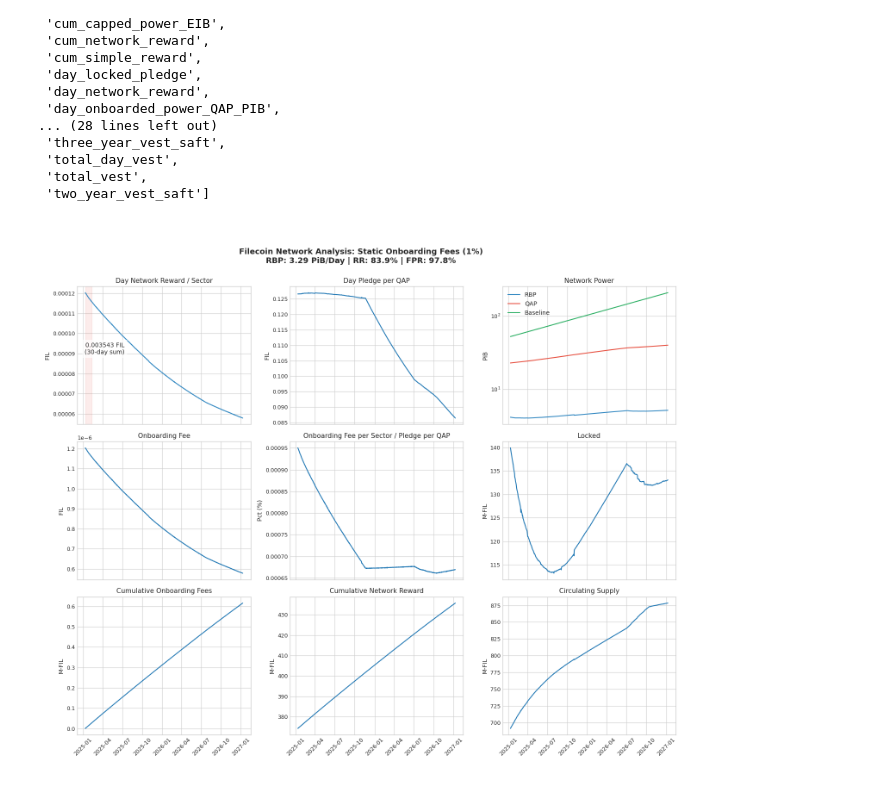
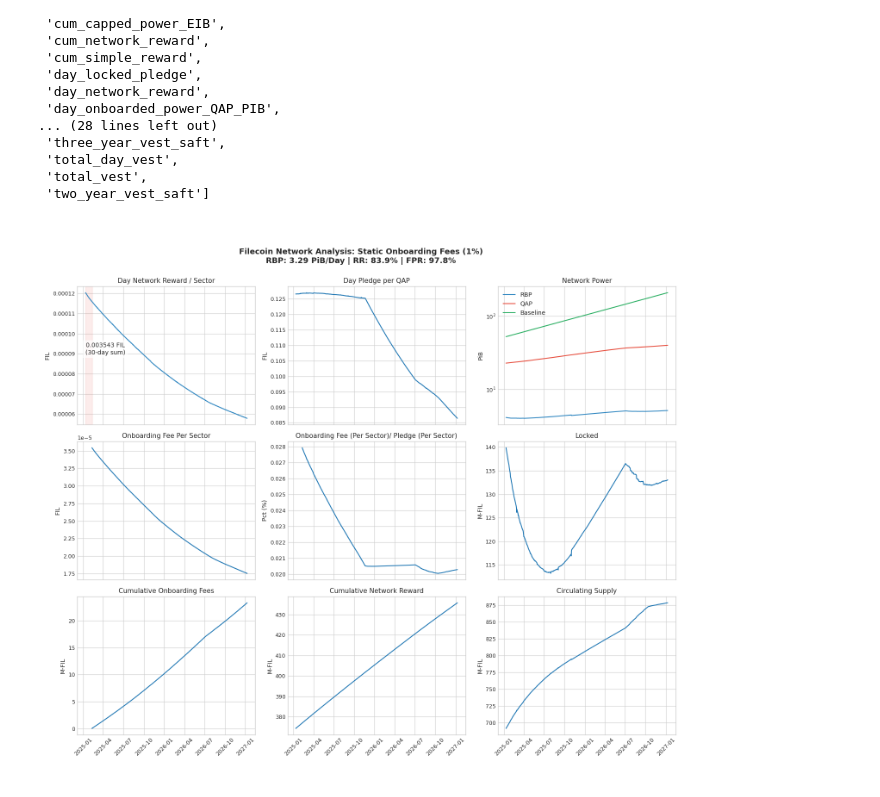
Before and after one commit to CELtd/cel, a Jupyter notebook: notebooks/proof_fees/fees.ipynb, the cells around one changed output. Drawn from its saved outputs; the diff is of its cells as text; code cells hidden in the pictures.

```diff
--- a/notebooks/proof_fees/fees.ipynb
+++ b/notebooks/proof_fees/fees.ipynb
@@ -174,17 +174,22 @@ plt.setp(ax[0, 2].get_xticklabels(), rotation=45)
 ax[0, 2].legend()
 ax[0, 2].set_yscale('log')
 
+N = 30
+window = np.ones(N)
 fee_pct = 0.01
-onboarding_fee_per_sector = simulation_results['day_rewards_per_sector'] * fee_pct  # 1% onboarding fee
-ax[1, 0].plot(t[plot_offset_ix:], onboarding_fee_per_sector[plot_offset_ix:])
+onboarding_fee_per_sector = np.convolve(simulation_results['day_rewards_per_sector'][plot_offset_ix:] * fee_pct, window, mode='valid')  # 1% onboarding fee forward looking by 30 days
+additional_offset = N - 1
+ax[1, 0].plot(t[plot_offset_ix+additional_offset:], onboarding_fee_per_sector)
 ax[1, 0].set_ylabel('FIL')
-ax[1, 0].set_title(f'Onboarding Fee')
+ax[1, 0].set_title(f'Onboarding Fee Per Sector')
 # rotate x-axis labels
 plt.setp(ax[1, 0].get_xticklabels(), rotation=45)
 
-ax[1, 1].plot(t[plot_offset_ix:], onboarding_fee_per_sector[plot_offset_ix:] / simulation_results['day_pledge_per_QAP'][plot_offset_ix: ] * 100)
+# ax[1, 1].plot(t[plot_offset_ix+additional_offset:], onboarding_fee_per_sector / simulation_results['day_pledge_per_QAP'][plot_offset_ix+additional_offset: ] * 100)
+dpps = simulation_results['day_pledge_per_QAP'][plot_offset_ix+additional_offset: ]
+ax[1, 1].plot(t[plot_offset_ix+additional_offset:], onboarding_fee_per_sector / dpps * 100)
 ax[1, 1].set_ylabel('Pct (%)')
-ax[1, 1].set_title('Onboarding Fee per Sector / Pledge per QAP')
+ax[1, 1].set_title('Onboarding Fee (Per Sector)/ Pledge (Per Sector)')
 # rotate x-axis labels
 plt.setp(ax[1, 1].get_xticklabels(), rotation=45)
 
@@ -194,36 +199,37 @@ ax[1, 2].set_title(f'Locked')
 # rotate x-axis labels
 plt.setp(ax[1, 2].get_xticklabels(), rotation=45)
 
-ax[2, 0].plot(t[plot_offset_ix:], simulation_results['day_network_reward'][plot_offset_ix:].cumsum()*fee_pct/1e6)
+cum_onboarding_fees = onboarding_fee_per_sector.cumsum()*simulation_results['network_QAP_EIB'][plot_offset_ix+additional_offset:]/(1e6 * C.EIB_PER_SECTOR)
+ax[2, 0].plot(t[plot_offset_ix+additional_offset:], cum_onboarding_fees)
 ax[2, 0].set_ylabel('M-FIL')
 ax[2, 0].set_title(f'Cumulative Onboarding Fees')
 # rotate x-axis labels
 plt.setp(ax[2, 0].get_xticklabels(), rotation=45)
 
 ax[2, 1].plot(t[plot_offset_ix:], simulation_results['cum_network_reward'][plot_offset_ix: ] / 1e6)
 ax[2, 1].set_ylabel('M-FIL')
 ax[2, 1].set_title(f'Cumulative Network Reward')
 # rotate x-axis labels
 plt.setp(ax[2, 1].get_xticklabels(), rotation=45)
 
 ax[2, 2].plot(t[plot_offset_ix:], simulation_results['circ_supply'][plot_offset_ix: ] / 1e6)
 ax[2, 2].set_ylabel('M-FIL')
 ax[2, 2].set_title(f'Circulating Supply')
 # rotate x-axis labels
 plt.setp(ax[2, 2].get_xticklabels(), rotation=45)
 
 title = (f'Filecoin Network Analysis: Static Onboarding Fees (1%)\n'
          f'RBP: {smoothed_last_historical_rbp:.2f} PiB/Day | '
          f'RR: {smoothed_last_historical_rr*100:.1f}% | '
          f'FPR: {smoothed_last_historical_fpr*100:.1f}%')
 plt.suptitle(title, y=0.95, fontsize=13, fontweight='bold')
 plt.tight_layout(rect=[0, 0.03, 1, 0.95])
 
 # Save with higher quality
 plt.savefig('static_onboarding_fees.png',
             dpi=300,
             bbox_inches='tight',
             facecolor='white',
             edgecolor='none')
 # %% [output]
-[figure, old version]
+[figure, new version]
```
Also changed, not shown: parts of 2 cells of this notebook.
